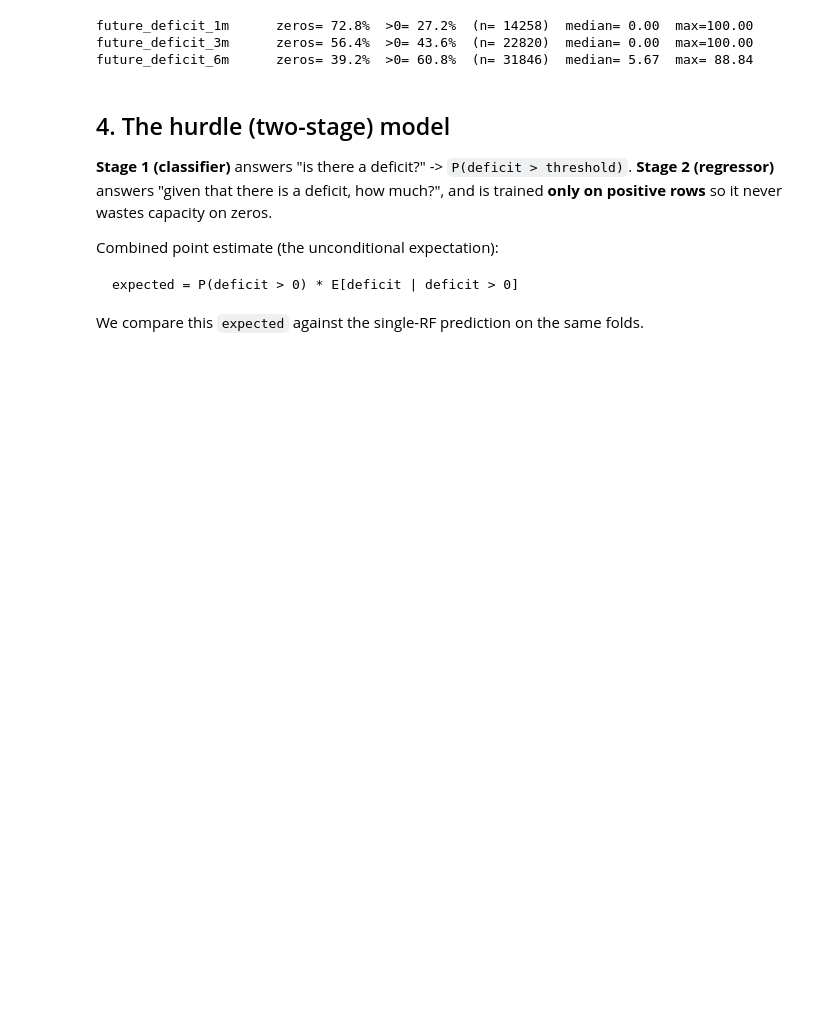
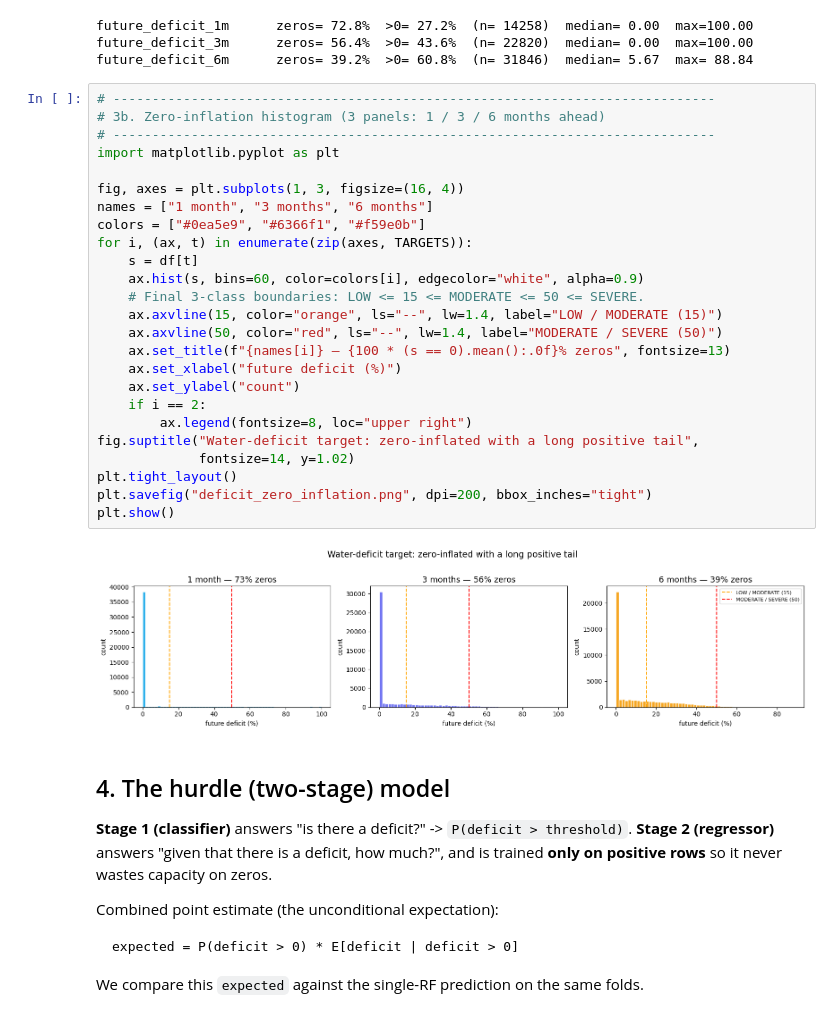
Before and after one commit to WMRioga/ALSRS, a Jupyter notebook: ml/01_evaluate_hurdle.ipynb, the cells around one changed output. Cells and saved outputs as stored; diff of their text form; blank space fills up the shorter version.

```diff
--- a/ml/01_evaluate_hurdle.ipynb
+++ b/ml/01_evaluate_hurdle.ipynb
@@ -112,6 +112,33 @@ for target in TARGETS:
 future_deficit_1m      zeros= 72.8%  >0= 27.2%  (n= 14258)  median= 0.00  max=100.00
 future_deficit_3m      zeros= 56.4%  >0= 43.6%  (n= 22820)  median= 0.00  max=100.00
 future_deficit_6m      zeros= 39.2%  >0= 60.8%  (n= 31846)  median= 5.67  max= 88.84
+# %%
+# -----------------------------------------------------------------------------
+# 3b. Zero-inflation histogram (3 panels: 1 / 3 / 6 months ahead)
+# -----------------------------------------------------------------------------
+import matplotlib.pyplot as plt
+
+fig, axes = plt.subplots(1, 3, figsize=(16, 4))
+names = ["1 month", "3 months", "6 months"]
+colors = ["#0ea5e9", "#6366f1", "#f59e0b"]
+for i, (ax, t) in enumerate(zip(axes, TARGETS)):
+    s = df[t]
+    ax.hist(s, bins=60, color=colors[i], edgecolor="white", alpha=0.9)
+    # Final 3-class boundaries: LOW <= 15 <= MODERATE <= 50 <= SEVERE.
+    ax.axvline(15, color="orange", ls="--", lw=1.4, label="LOW / MODERATE (15)")
+    ax.axvline(50, color="red", ls="--", lw=1.4, label="MODERATE / SEVERE (50)")
+    ax.set_title(f"{names[i]} — {100 * (s == 0).mean():.0f}% zeros", fontsize=13)
+    ax.set_xlabel("future deficit (%)")
+    ax.set_ylabel("count")
+    if i == 2:
+        ax.legend(fontsize=8, loc="upper right")
+fig.suptitle("Water-deficit target: zero-inflated with a long positive tail",
+             fontsize=14, y=1.02)
+plt.tight_layout()
+plt.savefig("deficit_zero_inflation.png", dpi=200, bbox_inches="tight")
+plt.show()
+# %% [output]
+[figure, added]
 # %% [markdown]
 ## 4. The hurdle (two-stage) model
 
```
Also changed, not shown: 53 other files.
